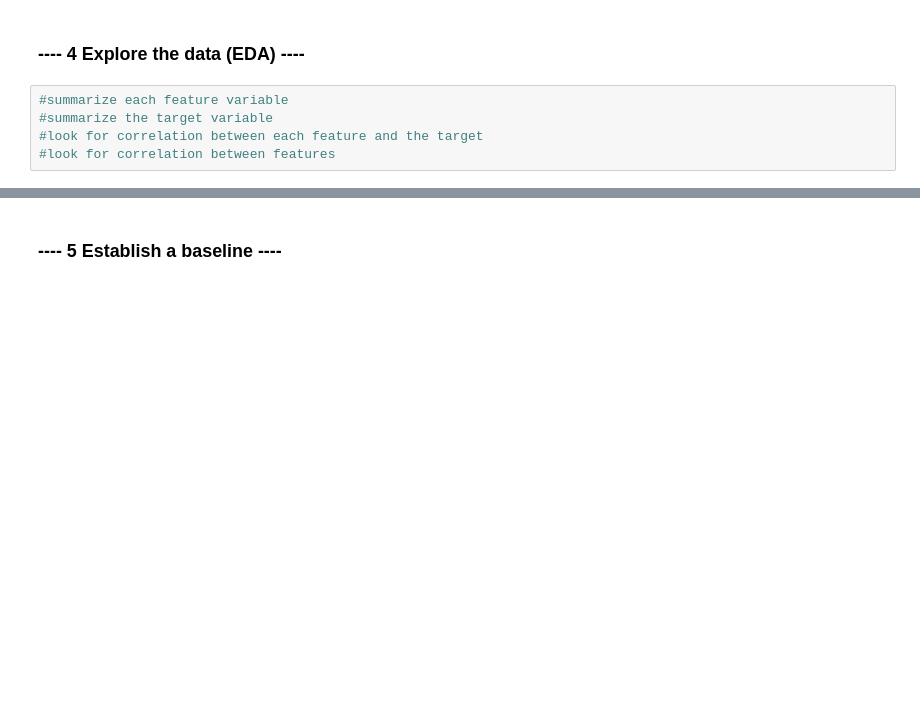
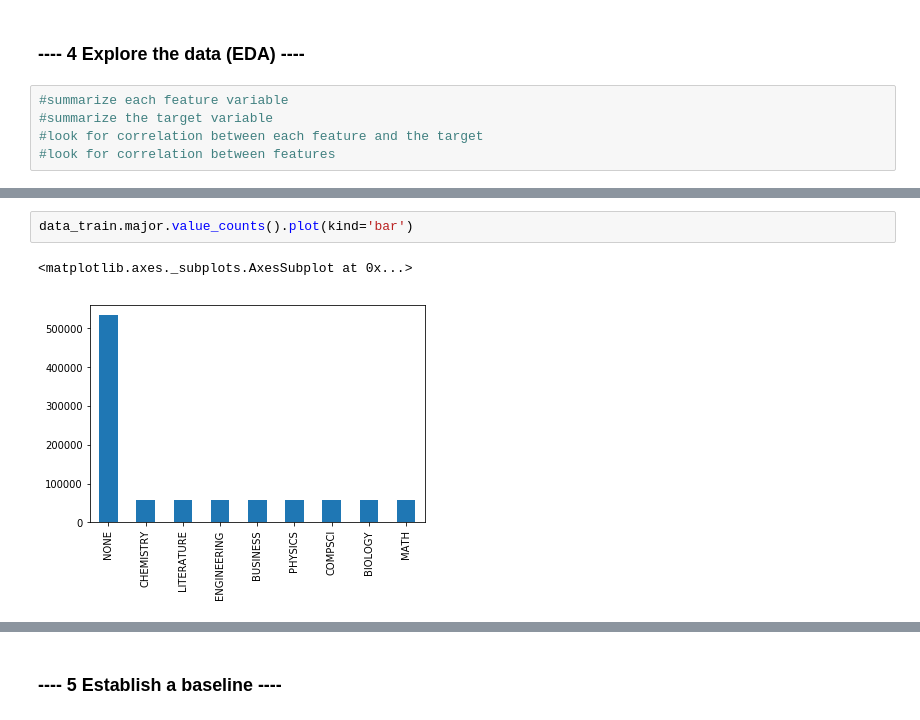
Before and after one commit to cdean4/salary-prediction-portfolio, a Jupyter notebook: SalaryProject.ipynb, the cells around one changed output, grey strips where cells are left out. Drawn from its saved outputs; the diff is of its cells as text; blank space fills up the shorter version.

```diff
--- a/SalaryProject.ipynb
+++ b/SalaryProject.ipynb
@@ -309,0 +328,5 @@ data_train.sort_values('salary').head(10)
+# %%
+data_train.major.value_counts().plot(kind='bar')
+# %% [output]
+<matplotlib.axes._subplots.AxesSubplot at 0x...>
+[figure, added]
```
Also changed, not shown: parts of 8 cells of this notebook.
